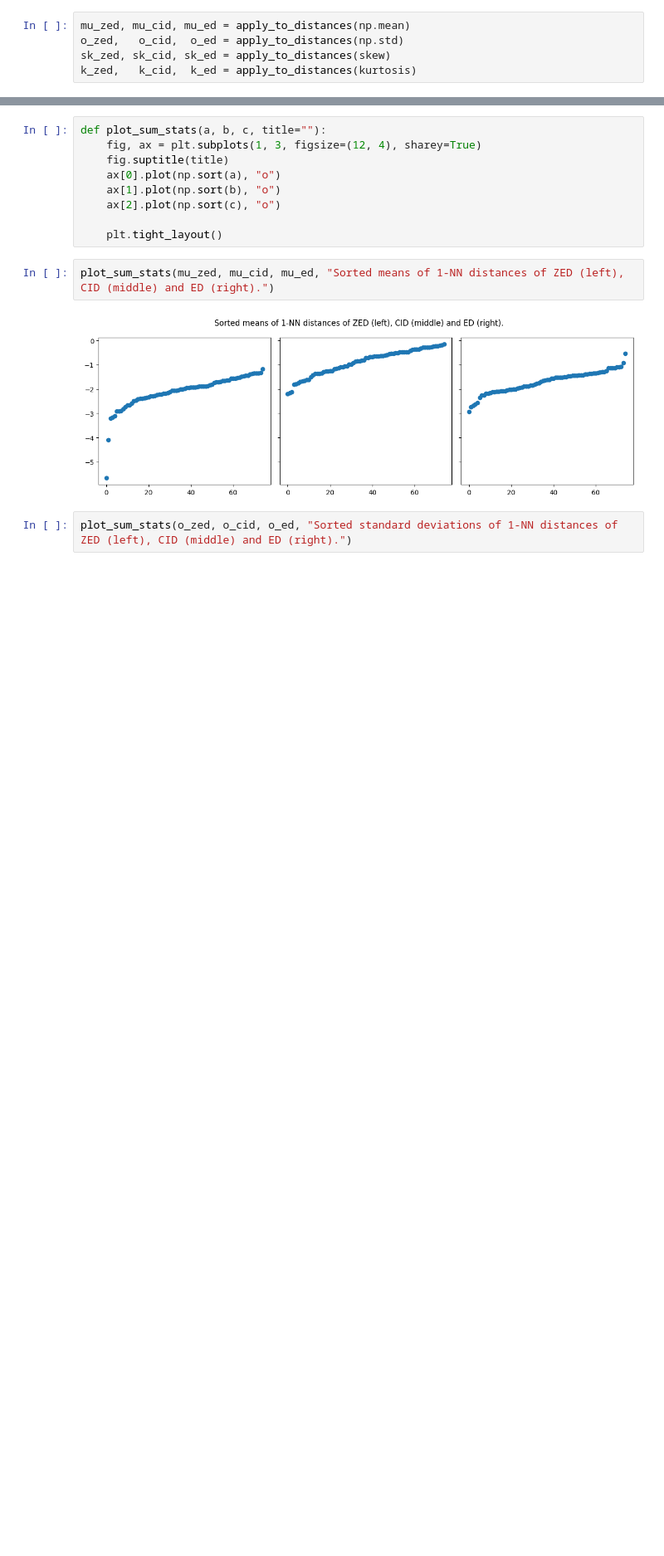
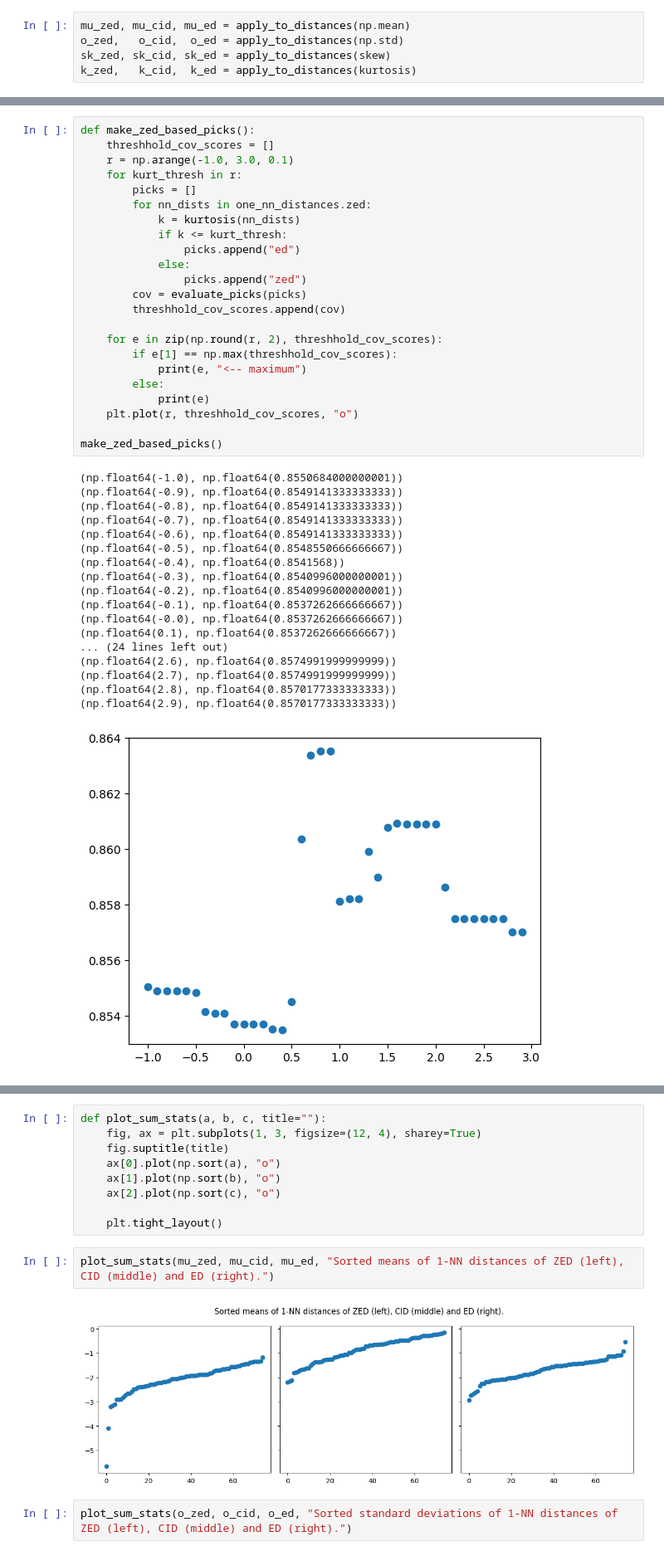
Before and after one commit to JaasperK/oracle, a Jupyter notebook: notebooks/oracle.ipynb, the cells around one changed output, grey strips where cells are left out. Shown at 83% size. Drawn from its saved outputs; the diff is of its cells as text; blank space fills up the shorter version.

```diff
--- a/notebooks/oracle.ipynb
+++ b/notebooks/oracle.ipynb
@@ -657,0 +740,42 @@ np.mean(k_zed), np.mean(k_cid), np.mean(k_ed)
+# %%
+def make_zed_based_picks():
+    threshhold_cov_scores = []
+    r = np.arange(-1.0, 3.0, 0.1)
+    for kurt_thresh in r:
+        picks = []
+        for nn_dists in one_nn_distances.zed:
+            k = kurtosis(nn_dists)
+            if k <= kurt_thresh:
+                picks.append("ed")
+            else:
+                picks.append("zed")
+        cov = evaluate_picks(picks)
+        threshhold_cov_scores.append(cov)
+
+    for e in zip(np.round(r, 2), threshhold_cov_scores):
+        if e[1] == np.max(threshhold_cov_scores):
+            print(e, "<-- maximum")
+        else:
+            print(e)
+    plt.plot(r, threshhold_cov_scores, "o")
+
+make_zed_based_picks()
+# %% [output]
+(np.float64(-1.0), np.float64(0.8550684000000001))
+(np.float64(-0.9), np.float64(0.8549141333333333))
+(np.float64(-0.8), np.float64(0.8549141333333333))
+(np.float64(-0.7), np.float64(0.8549141333333333))
+(np.float64(-0.6), np.float64(0.8549141333333333))
+(np.float64(-0.5), np.float64(0.8548550666666667))
+(np.float64(-0.4), np.float64(0.8541568))
+(np.float64(-0.3), np.float64(0.8540996000000001))
+(np.float64(-0.2), np.float64(0.8540996000000001))
+(np.float64(-0.1), np.float64(0.8537262666666667))
+(np.float64(-0.0), np.float64(0.8537262666666667))
+(np.float64(0.1), np.float64(0.8537262666666667))
+... (24 lines left out)
+(np.float64(2.6), np.float64(0.8574991999999999))
+(np.float64(2.7), np.float64(0.8574991999999999))
+(np.float64(2.8), np.float64(0.8570177333333333))
+(np.float64(2.9), np.float64(0.8570177333333333))
+[figure, added]
```
Also changed, not shown: parts of 62 cells of this notebook.
